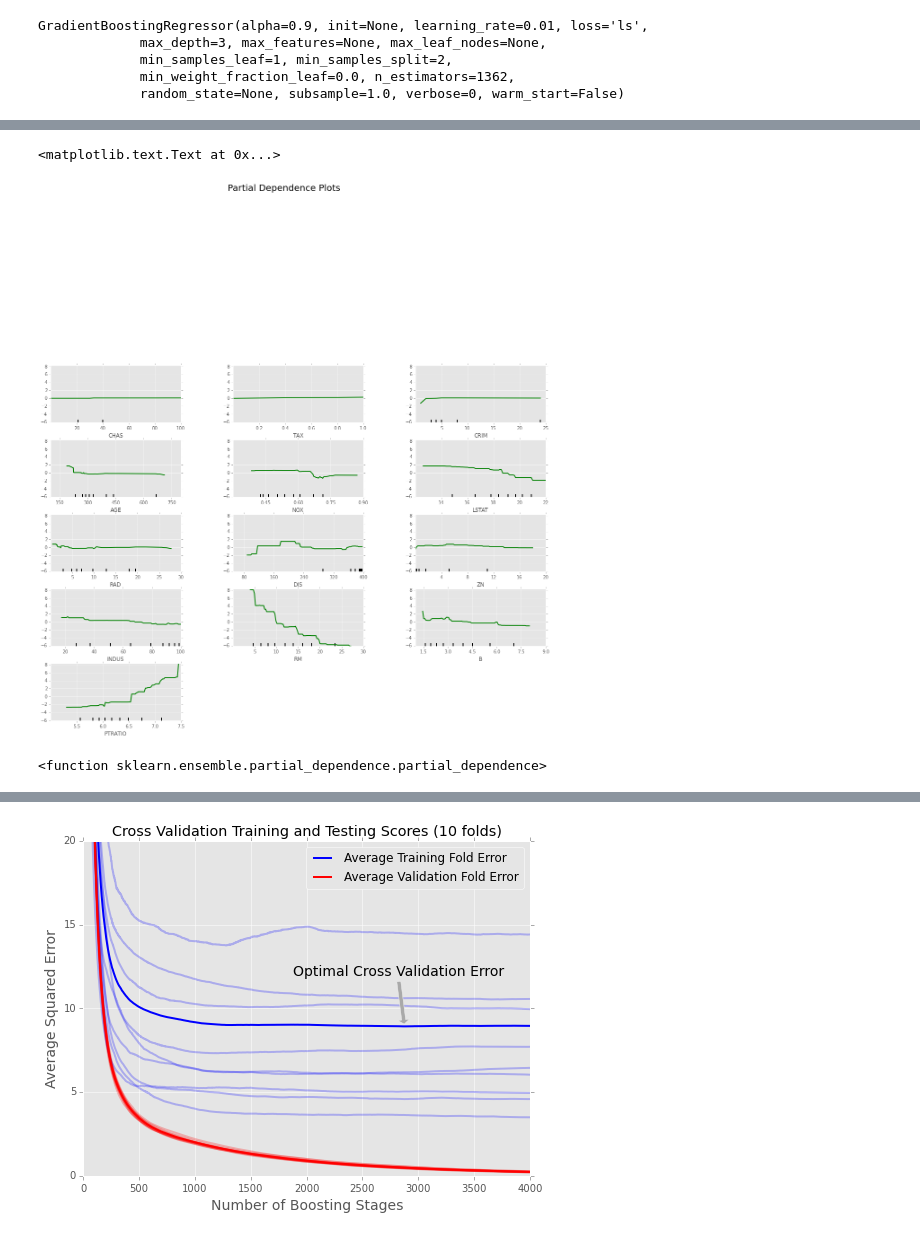
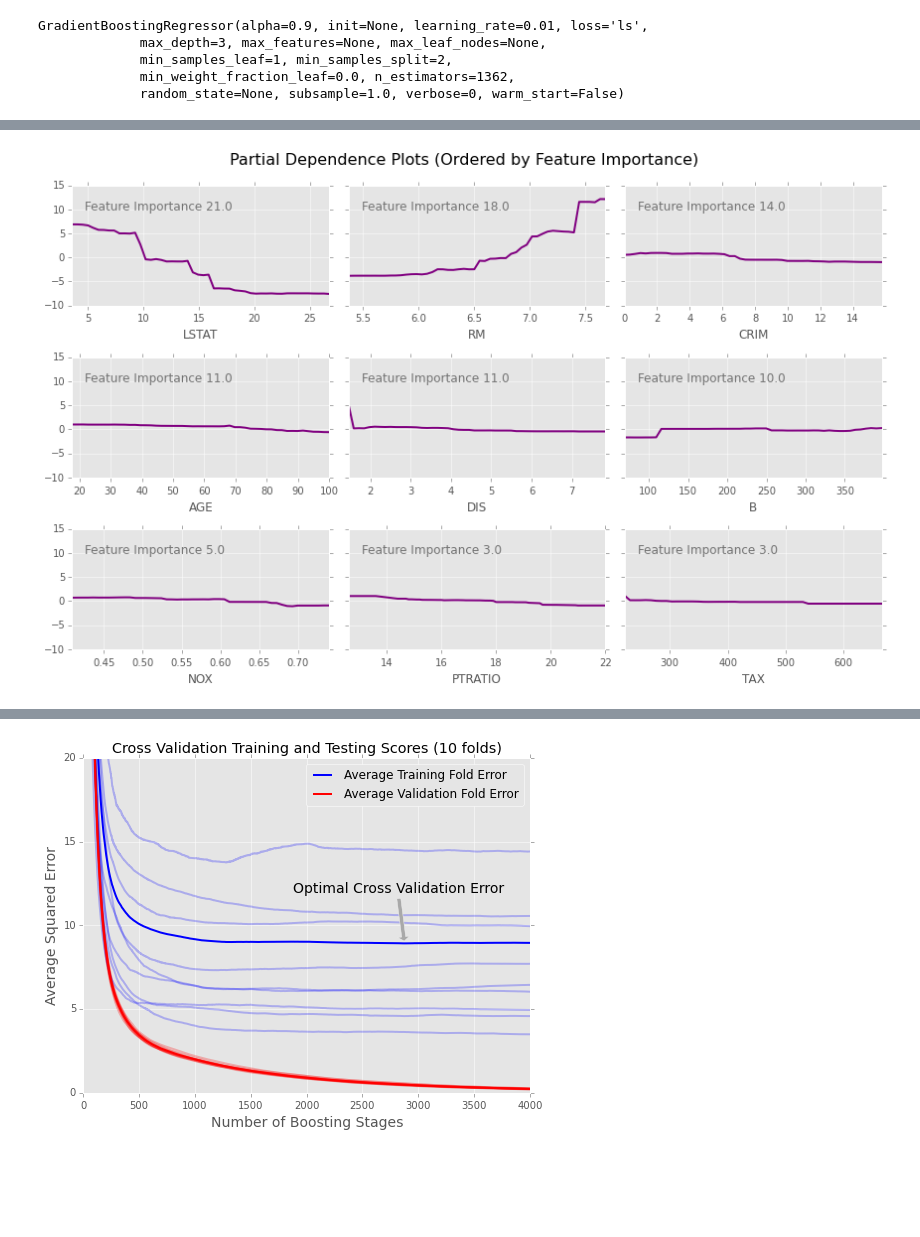
Before and after one commit to madrury/boosting-presentation, a Jupyter notebook: Boosting-Presentation-Galvanize.ipynb, the cells around one changed output, grey strips where cells are left out. Cells and saved outputs as stored; diff of their text form; code cells hidden in the pictures; blank space fills up the shorter version.

```diff
--- a/Boosting-Presentation-Galvanize.ipynb
+++ b/Boosting-Presentation-Galvanize.ipynb
@@ -346,16 +350,29 @@ plt.savefig('plots/feature-importances.png', bbox_inches='tight')
-# %%
-# This kind of sucks
-
-fig, axs = plot_partial_dependence(model, X_train, idxs, feature_names=feature_name, n_cols=3,
-                                   figsize=(18.0, 20.0))
-
-for ax in axs:
-    ax.set_ylabel("")
-plt.suptitle("Partial Dependence Plots", fontsize=20)
-# %% [output]
-<matplotlib.text.Text at 0x...>
-[figure, removed]
-# %%
-partial_dependence
-# %% [output]
-<function sklearn.ensemble.partial_dependence.partial_dependence>
+# %%
+# This kind of sucks
+N_COLS = 3
+fimportances = list(reversed(feature_importances))
+fnames = list(reversed(feature_names))
+
+pd_plots = [partial_dependence(model, target_feature, X=X_train, grid_resolution=50)
+            for target_feature in feature_idxs]
+pd_plots = list(reversed(zip([pdp[0][0] for pdp in pd_plots], [pdp[1][0] for pdp in pd_plots])))
+
+fig, axes = plt.subplots(nrows=3, ncols=N_COLS, sharey=True,
+                         figsize=(12.0, 8.0))
+
+for i, (y_axis, x_axis) in enumerate(pd_plots[0:(3*N_COLS)]):
+    ax = axes[i/N_COLS, i%N_COLS]
+    ax.plot(x_axis, y_axis, color="purple")
+    ax.set_xlim([np.min(x_axis), np.max(x_axis)])
+    text_x_pos = np.min(x_axis) + 0.05*(np.max(x_axis) - np.min(x_axis))
+    ax.text(text_x_pos, 10,
+            "Feature Importance " + str(round(fimportances[i], 0)),
+            fontsize=12, alpha=0.5)
+    ax.set_xlabel(fnames[i])
+
+plt.suptitle("Partial Dependence Plots (Ordered by Feature Importance)", fontsize=16)
+plt.tight_layout(rect=[0, 0.03, 1, 0.95])
+
+plt.savefig('plots/patial-dependence-plots.png', bbox_inches='tight')
+# %% [output]
+[figure, added]
```
Also changed, not shown: parts of 6 cells of this notebook, 16 other files.
